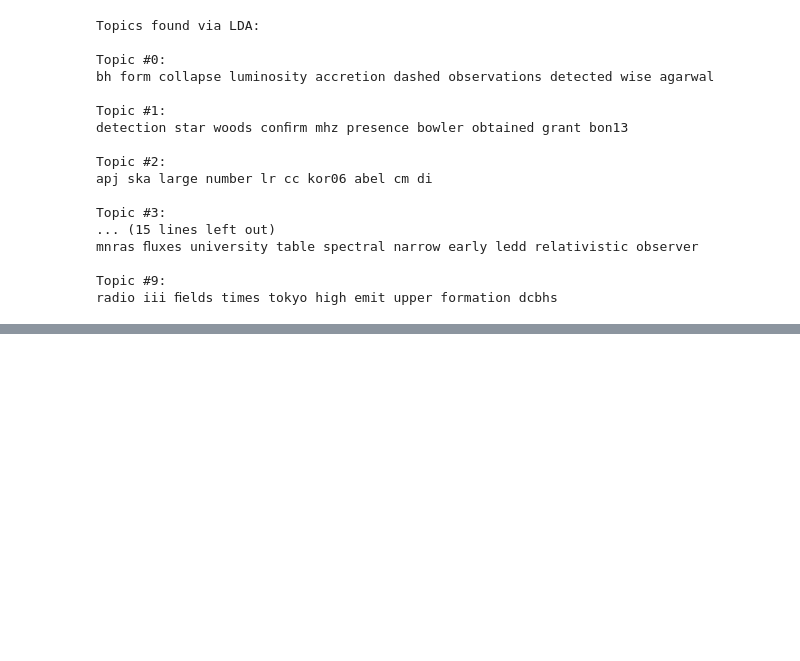
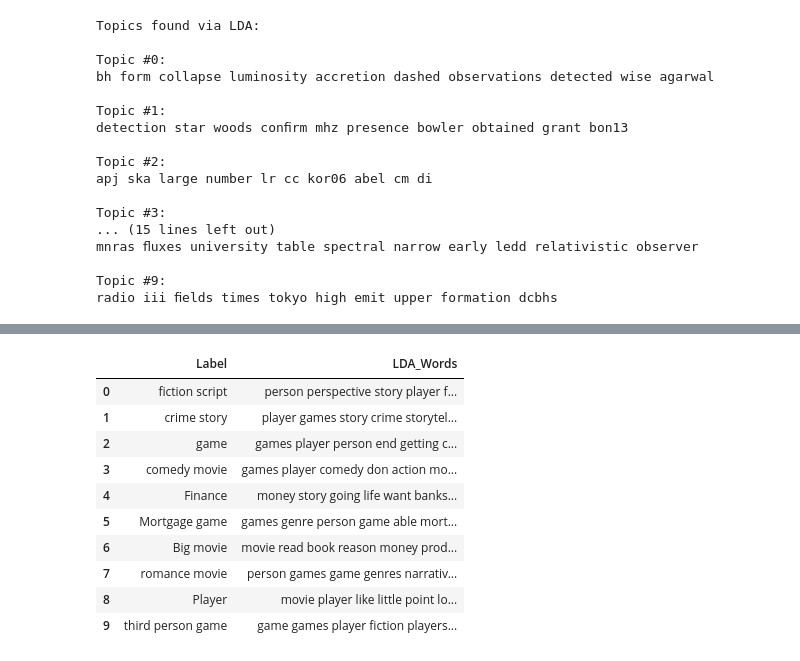
Before and after one commit to chettkulkarni/MachineLearning, a Jupyter notebook: NLP_NLU.ipynb, the cells around one changed output, grey strips where cells are left out. Cells and saved outputs as stored; diff of their text form; code cells hidden in the pictures; blank space fills up the shorter version.

```diff
--- a/NLP_NLU.ipynb
+++ b/NLP_NLU.ipynb
@@ -154,0 +233,16 @@ radio iii ﬁelds times tokyo high emit upper formation dcbhs
+# %%
+df=df[['Label','LDA_Words']]
+# %%
+df
+# %% [output]
+|  | Label | LDA_Words |
+| 0 | fiction script | person perspective story player f... |
+| 1 | crime story | player games story crime storytel... |
+| 2 | game | games player person end getting c... |
+| 3 | comedy movie | games player comedy don action mo... |
+| 4 | Finance | money story going life want banks... |
+| 5 | Mortgage game | games genre person game able mort... |
+| 6 | Big movie | movie read book reason money prod... |
+| 7 | romance movie | person games game genres narrativ... |
+| 8 | Player | movie player like little point lo... |
+| 9 | third person game | game games player fiction players... |
```
Also changed, not shown: parts of 19 cells of this notebook.
